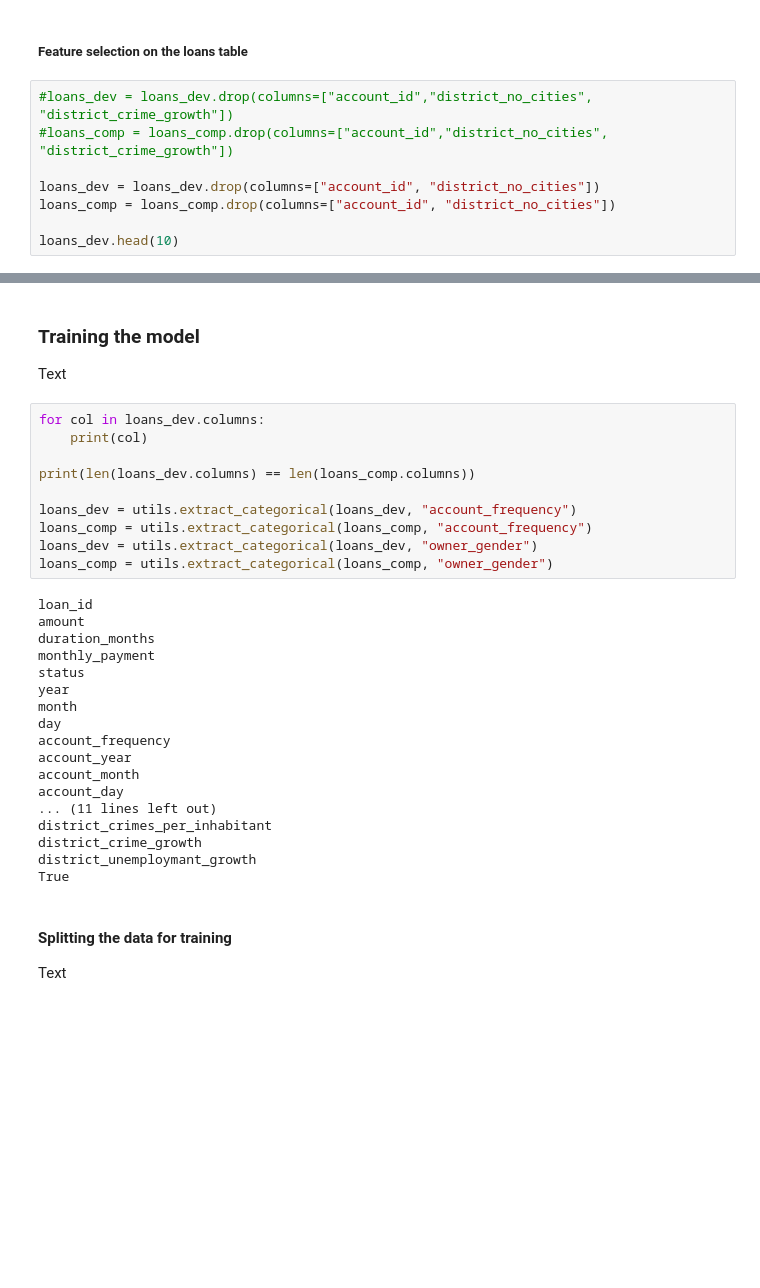
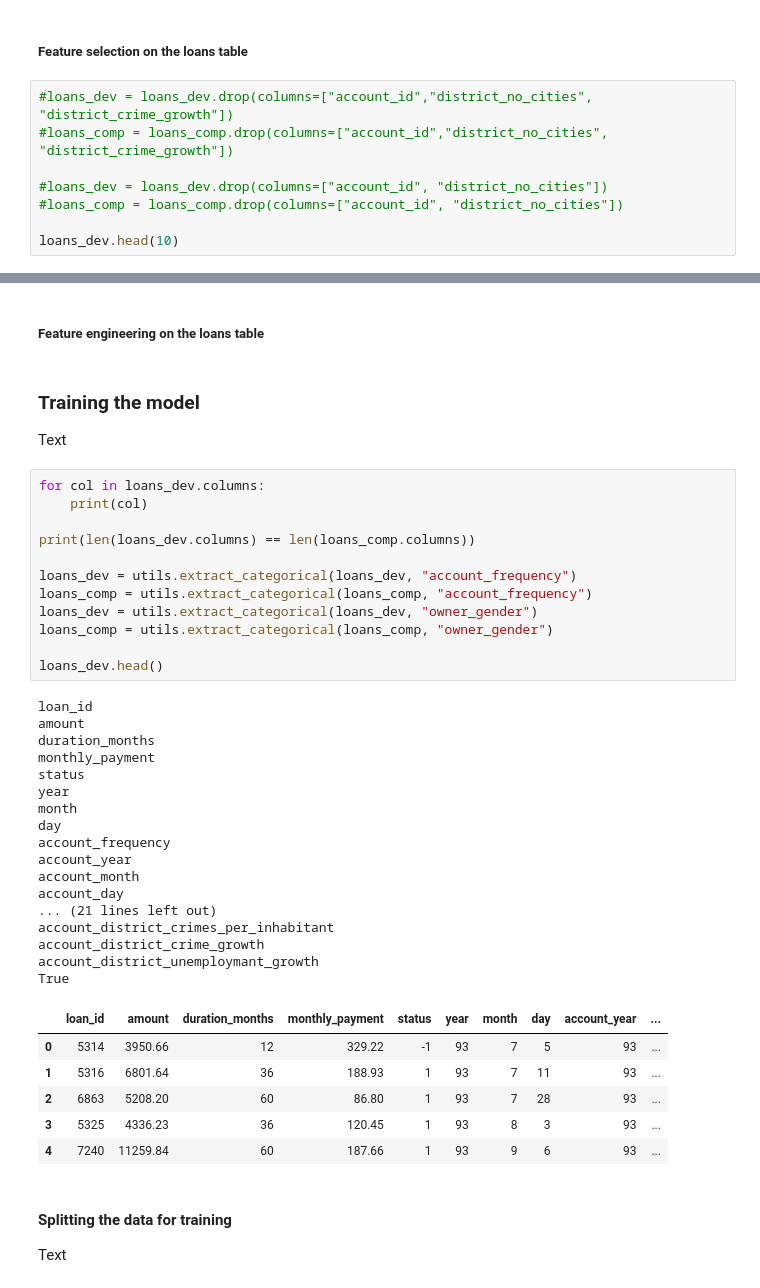
Before and after one commit to bdmendes/feup-ac-banking, a Jupyter notebook: project.ipynb, the cells around one changed output, grey strips where cells are left out. Cells and saved outputs as stored; diff of their text form; blank space fills up the shorter version.

```diff
--- a/project.ipynb
+++ b/project.ipynb
@@ -298,8 +303,8 @@ import src.preprocess.util as utils
 #loans_dev = loans_dev.drop(columns=["account_id","district_no_cities", "district_crime_growth"])
 #loans_comp = loans_comp.drop(columns=["account_id","district_no_cities", "district_crime_growth"])
 
-loans_dev = loans_dev.drop(columns=["account_id", "district_no_cities"])
-loans_comp = loans_comp.drop(columns=["account_id", "district_no_cities"])
+#loans_dev = loans_dev.drop(columns=["account_id", "district_no_cities"])
+#loans_comp = loans_comp.drop(columns=["account_id", "district_no_cities"])
 
 loans_dev.head(10)
 # %% [output]
@@ -318,3 +322,5 @@ loans_dev.head(10)
+# %% [markdown]
+##### Feature engineering on the loans table
 # %% [markdown]
 ### Training the model
 
@@ -322,31 +328,39 @@ Text
 # %%
 for col in loans_dev.columns:
     print(col)
 
 print(len(loans_dev.columns) == len(loans_comp.columns))
 
 loans_dev = utils.extract_categorical(loans_dev, "account_frequency")
 loans_comp = utils.extract_categorical(loans_comp, "account_frequency")
 loans_dev = utils.extract_categorical(loans_dev, "owner_gender")
 loans_comp = utils.extract_categorical(loans_comp, "owner_gender")
+
+loans_dev.head()
 # %% [output]
 loan_id
 amount
 duration_months
 monthly_payment
 status
 year
 month
 day
 account_frequency
 account_year
 account_month
 account_day
-... (11 lines left out)
-district_crimes_per_inhabitant
-district_crime_growth
-district_unemploymant_growth
+... (21 lines left out)
+account_district_crimes_per_inhabitant
+account_district_crime_growth
+account_district_unemploymant_growth
 True
+|  | loan_id | amount | duration_months | monthly_payment | status | year | month | day | account_year | ... |
+| 0 | 5314 | 3950.66 | 12 | 329.22 | -1 | 93 | 7 | 5 | 93 | ... |
+| 1 | 5316 | 6801.64 | 36 | 188.93 | 1 | 93 | 7 | 11 | 93 | ... |
+| 2 | 6863 | 5208.20 | 60 | 86.80 | 1 | 93 | 7 | 28 | 93 | ... |
+| 3 | 5325 | 4336.23 | 36 | 120.45 | 1 | 93 | 8 | 3 | 93 | ... |
+| 4 | 7240 | 11259.84 | 60 | 187.66 | 1 | 93 | 9 | 6 | 93 | ... |
 # %% [markdown]
 #### Splitting the data for training
 
```
Also changed, not shown: parts of 22 cells of this notebook, 2 other files.
